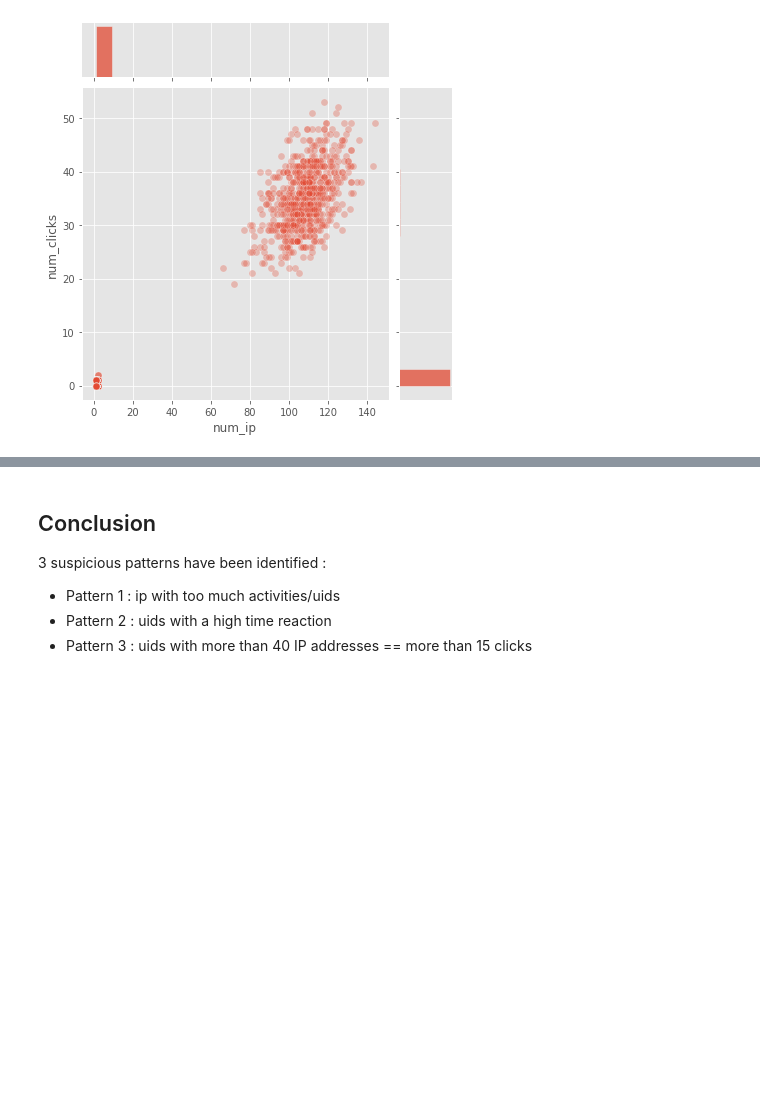
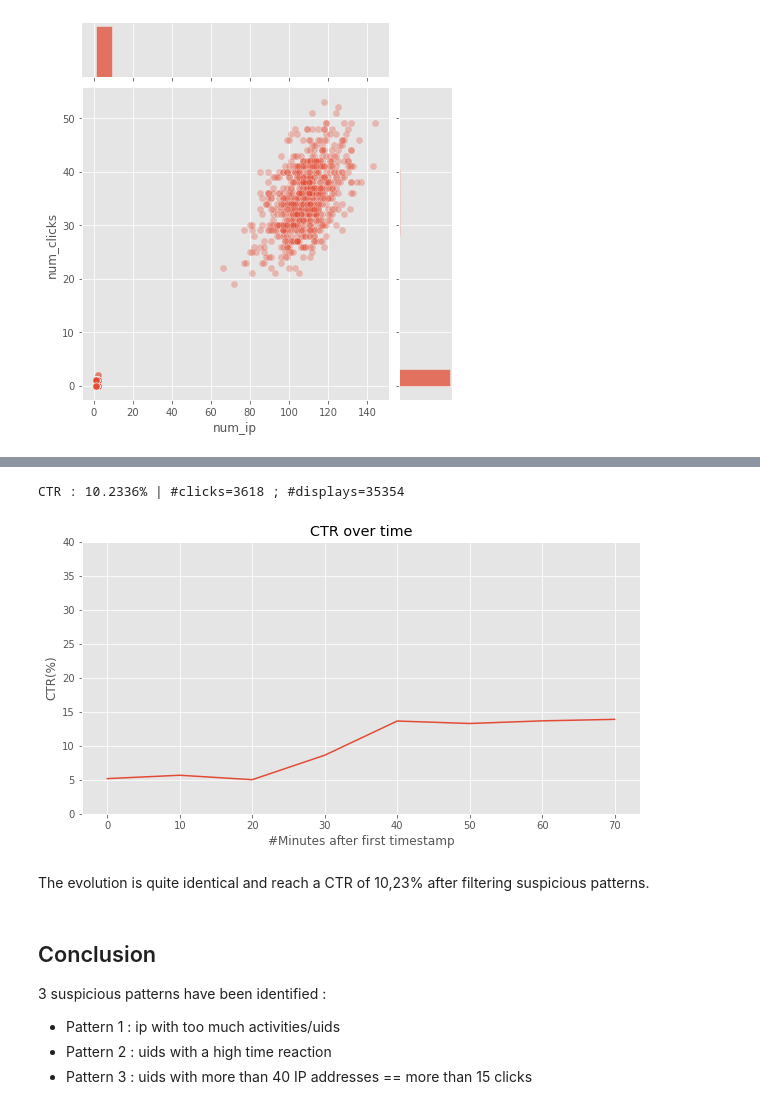
Before and after one commit to vesran/AdFraud-detector, a Jupyter notebook: analysis/Analysis.ipynb, the cells around one changed output, grey strips where cells are left out. Drawn from its saved outputs; the diff is of its cells as text; code cells hidden in the pictures; blank space fills up the shorter version.

```diff
--- a/analysis/Analysis.ipynb
+++ b/analysis/Analysis.ipynb
@@ -297,0 +344,9 @@ None
+# %%
+testfile = "../quickstart/data/test_50_000.txt"
+df_test = import_data(testfile)
+
+df_test = apply_windowing(df_test, num_min=WINDOW_SIZE)
+
+df_test_2 = remove_ip_count_too_high(df_test)
+df_test_3 = remove_short_reaction_time_uids(df_test_2)
+df_test_4 = remove_uid_with_too_much_activities(df_test_3)
@@ -298,3 +360,13 @@ None
+# %%
+CTR(df_test_4)
+# %% [output]
+CTR : 10.2336% | #clicks=3618 ; #displays=35354
+# %%
+CTR_by_window(df_test_4, window_size=WINDOW_SIZE)
+# %% [output]
+[figure, added]
+# %% [markdown]
+The evolution is quite identical and reach a CTR of 10,23% after filtering suspicious patterns.
 # %% [markdown]
 ## Conclusion
 
```
Also changed, not shown: parts of 33 cells of this notebook.
